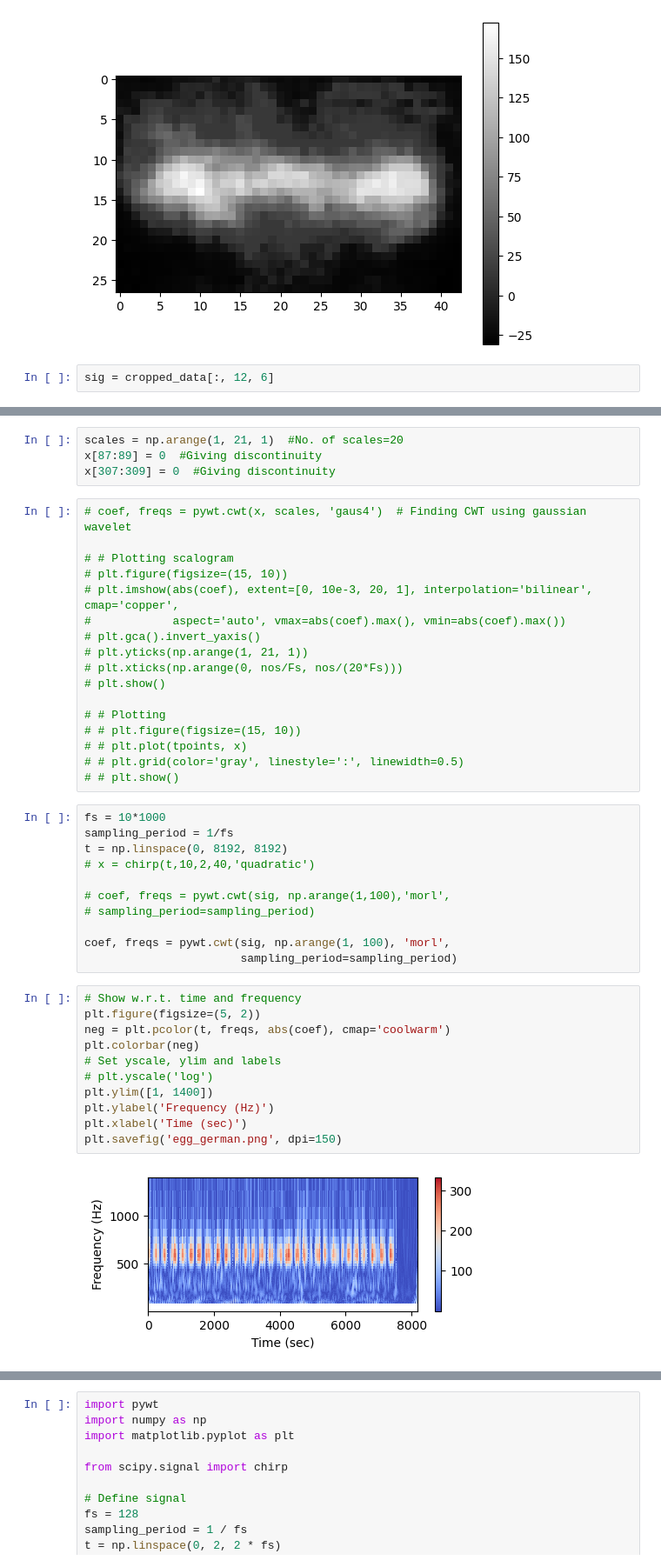
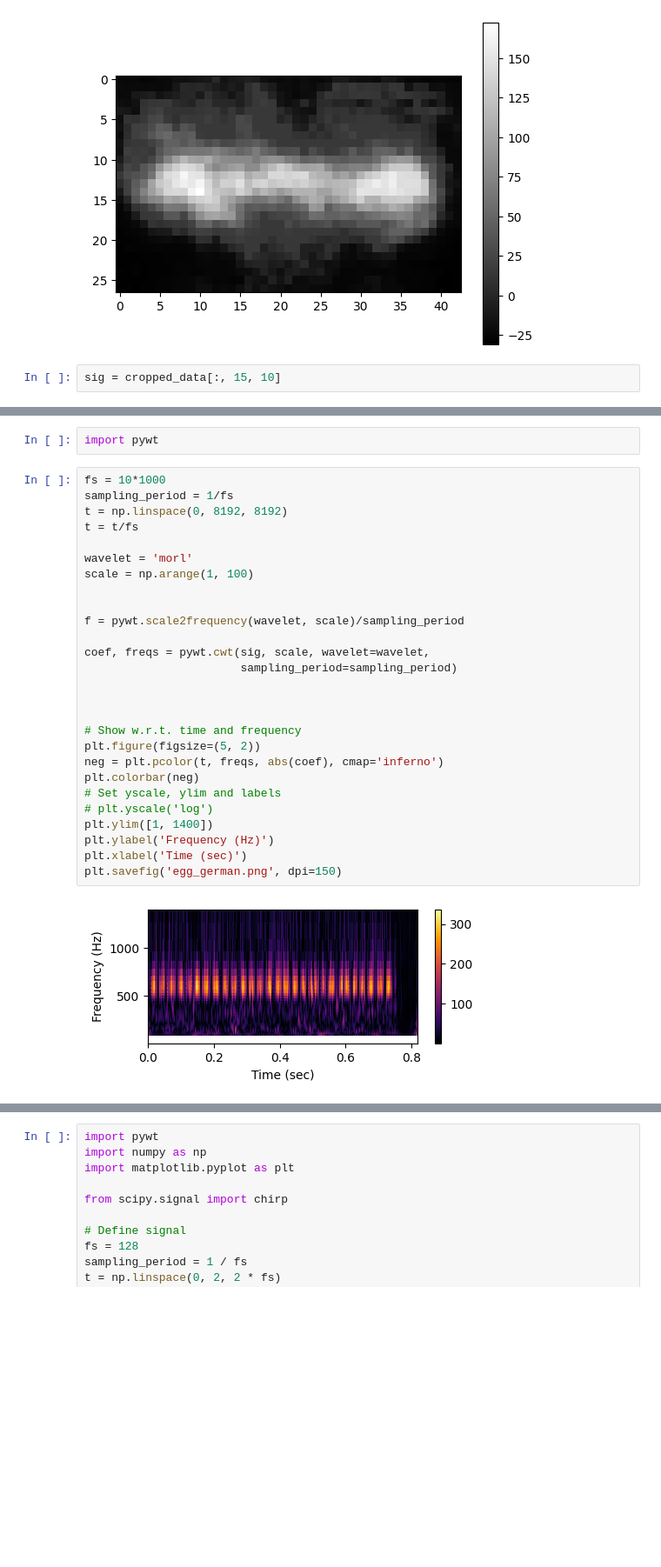
Before and after one commit to CaffineAddic/Wavelet_transforms_in_schlieren_flame_images, a Jupyter notebook: Wavelet_transform_german.ipynb, the cells around one changed output, grey strips where cells are left out. Shown at 87% size. Drawn from its saved outputs; the diff is of its cells as text; blank space fills up the shorter version.

Commit message:
Plotted scaleogram

```diff
--- a/Wavelet_transform_german.ipynb
+++ b/Wavelet_transform_german.ipynb
@@ -67,4 +67,4 @@ plt.colorbar(neg)
 <matplotlib.colorbar.Colorbar at 0x...>
 [figure]
 # %%
-sig = cropped_data[:, 12, 6]
+sig = cropped_data[:, 15, 10]
@@ -174,45 +71,31 @@ x = np.cos(2*np.pi*500*tpoints)  #cos(2*pi*f*t) signal
-# %%
-scales = np.arange(1, 21, 1)  #No. of scales=20
-x[87:89] = 0  #Giving discontinuity
-x[307:309] = 0  #Giving discontinuity
-# %%
-# coef, freqs = pywt.cwt(x, scales, 'gaus4')  # Finding CWT using gaussian wavelet
-
-# # Plotting scalogram
-# plt.figure(figsize=(15, 10))
-# plt.imshow(abs(coef), extent=[0, 10e-3, 20, 1], interpolation='bilinear', cmap='copper',
-#            aspect='auto', vmax=abs(coef).max(), vmin=abs(coef).max())
-# plt.gca().invert_yaxis()
-# plt.yticks(np.arange(1, 21, 1))
-# plt.xticks(np.arange(0, nos/Fs, nos/(20*Fs)))
-# plt.show()
-
-# # Plotting
-# # plt.figure(figsize=(15, 10))
-# # plt.plot(tpoints, x)
-# # plt.grid(color='gray', linestyle=':', linewidth=0.5)
-# # plt.show()
-# %%
-fs = 10*1000
-sampling_period = 1/fs
-t = np.linspace(0, 8192, 8192)
-# x = chirp(t,10,2,40,'quadratic')
-
-# coef, freqs = pywt.cwt(sig, np.arange(1,100),'morl',
-# sampling_period=sampling_period)
-
-coef, freqs = pywt.cwt(sig, np.arange(1, 100), 'morl',
-                       sampling_period=sampling_period)
+# %%
+import pywt
 # %%
+fs = 10*1000
+sampling_period = 1/fs
+t = np.linspace(0, 8192, 8192)
+t = t/fs
+
+wavelet = 'morl'
+scale = np.arange(1, 100)
+
+
+f = pywt.scale2frequency(wavelet, scale)/sampling_period
+
+coef, freqs = pywt.cwt(sig, scale, wavelet=wavelet,
+                       sampling_period=sampling_period)
+
+
+
 # Show w.r.t. time and frequency
 plt.figure(figsize=(5, 2))
-neg = plt.pcolor(t, freqs, abs(coef), cmap='coolwarm')
+neg = plt.pcolor(t, freqs, abs(coef), cmap='inferno')
 plt.colorbar(neg)
 # Set yscale, ylim and labels
 # plt.yscale('log')
 plt.ylim([1, 1400])
 plt.ylabel('Frequency (Hz)')
 plt.xlabel('Time (sec)')
 plt.savefig('egg_german.png', dpi=150)
 # %% [output]
-[figure, old version]
+[figure, new version]
```
Also changed, not shown: parts of 17 cells of this notebook, 3 other files.
